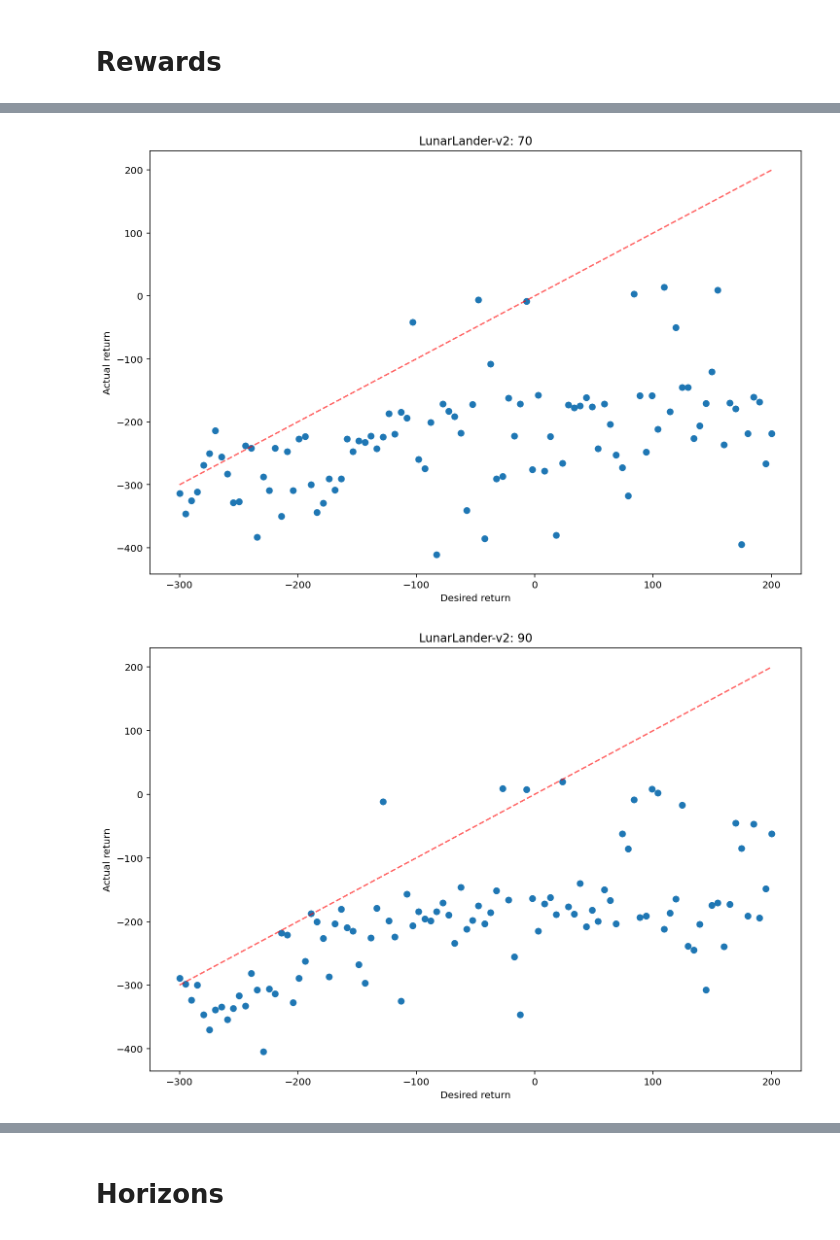
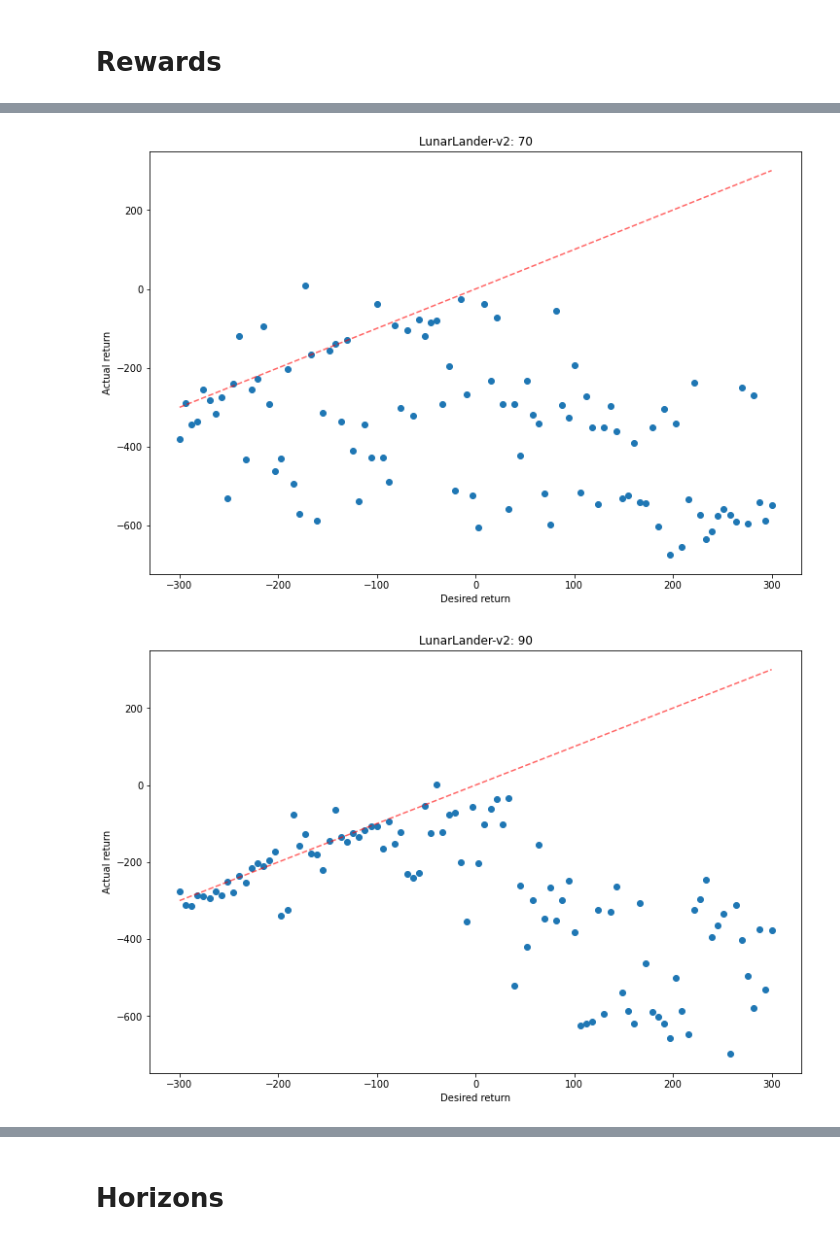
Before and after one commit to Howuhh/top_secret_udsac, a Jupyter notebook: agent_test.ipynb, the cells around one changed output, grey strips where cells are left out. Cells and saved outputs as stored; diff of their text form; code cells hidden in the pictures.

```diff
--- a/agent_test.ipynb
+++ b/agent_test.ipynb
@@ -94,7 +76,9 @@ def plot_err_heatmap(dr, dh, err):
     cbar = plt.colorbar()
     cbar.set_label("Log Absolute Error", rotation=0, labelpad=55);
 # %%
-# dr, dh, err = evaluate_agent("CartPole-v0", agent, (10, 195), (10, 195), num=15)
+agent = torch.load("udsac_test.pt", map_location="cpu")
+env = gym.make("LunarLander-v2")
+
 dr, dh, err = evaluate_agent("LunarLander-v2", agent, (-300, 300), (50, 400), num=15)
 err.mean()
 # %% [output]
@@ -121,7 +91,7 @@ cbar.set_label("Log Absolute Error", rotation=0, labelpad=55);
 # Rewards
 # %%
 for desired_horizon in np.arange(50, 280, 20):
-    desired_returns = np.linspace(-300, 200, 100)
+    desired_returns = np.linspace(-300, 300, 100)
 
     actual_returns = [rollout(env, agent, dr, desired_horizon)[0] for dr in desired_returns]
 
@@ -136,2 +106,2 @@ for desired_horizon in np.arange(50, 280, 20):
-[figure, old version]
+[figure, new version]
-[figure, old version]
+[figure, new version]
```
Also changed, not shown: parts of 16 cells of this notebook, 4 other files.
